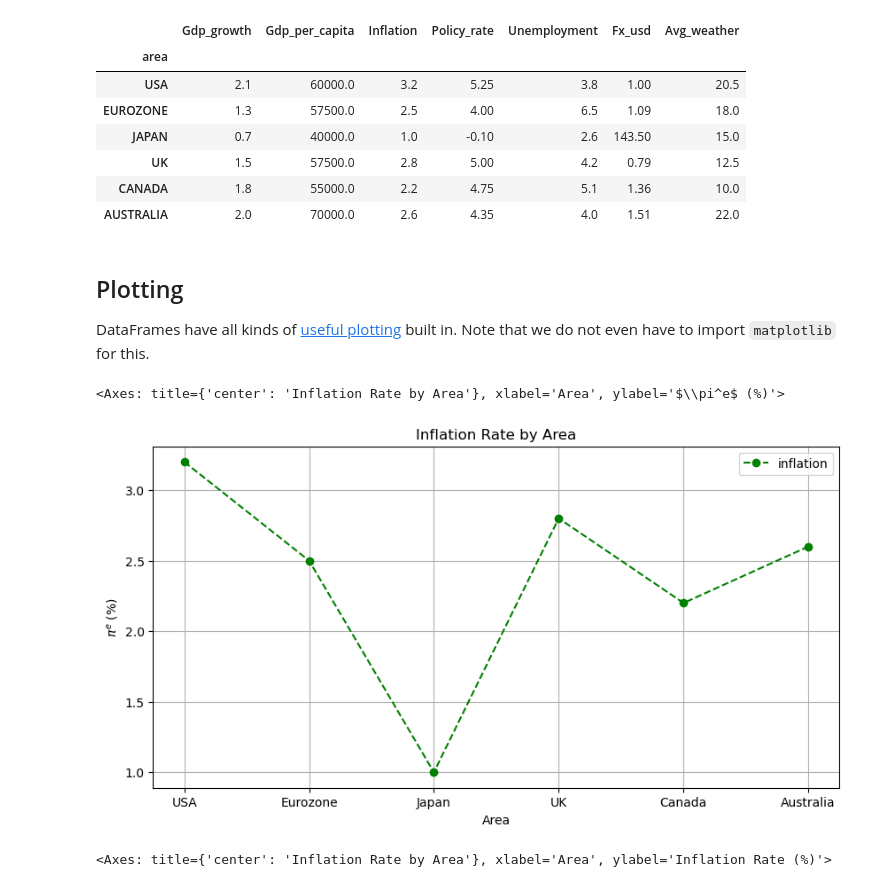
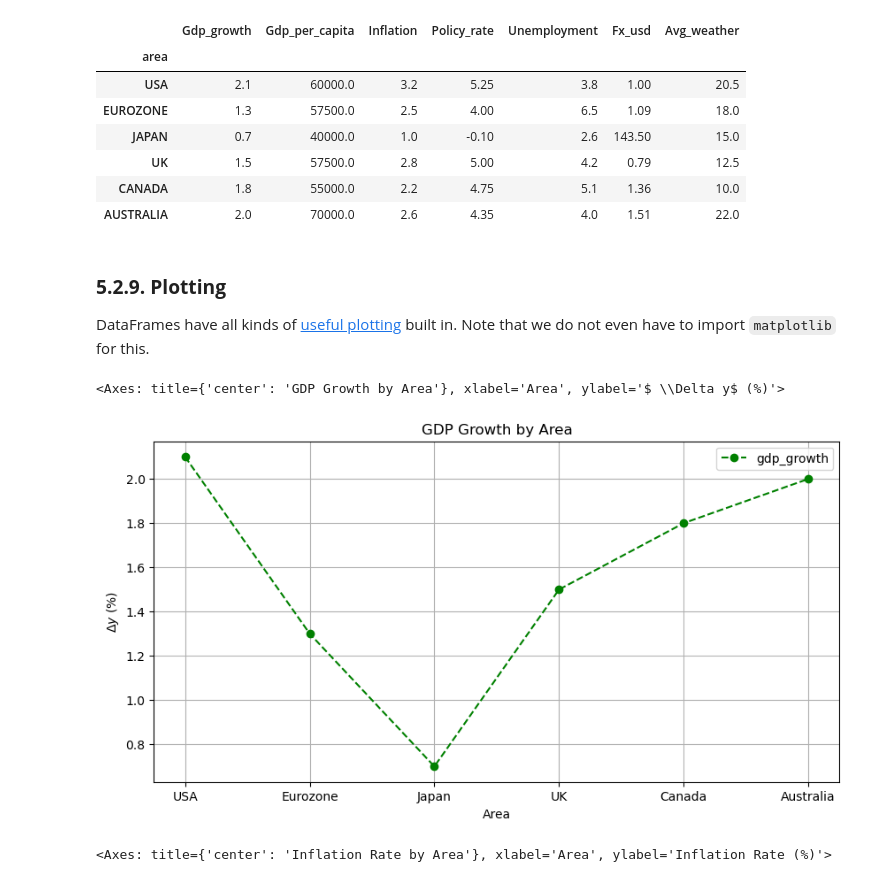
Before and after one commit to jesusvillota/Python_DSB_BdE, a Jupyter notebook: notebooks/session2.ipynb, the cells around one changed output. Drawn from its saved outputs; the diff is of its cells as text; code cells hidden in the pictures.

```diff
--- a/notebooks/session2.ipynb
+++ b/notebooks/session2.ipynb
@@ -1189,23 +1191,23 @@ df1
 | CANADA | 1.8 | 55000.0 | 2.2 | 4.75 | 5.1 | 1.36 | 10.0 |
 | AUSTRALIA | 2.0 | 70000.0 | 2.6 | 4.35 | 4.0 | 1.51 | 22.0 |
 # %% [markdown]
-## Plotting
+### **5.2.9. Plotting**
 
 DataFrames have all kinds of [useful plotting](https://pandas.pydata.org/pandas-docs/stable/visualization.html) built in. Note that we do not even have to import `matplotlib` for this.
 # %%
-df.inflation.plot(kind='line',
-                   title='Inflation Rate by Area',
-                   ylabel=r'$\pi^e$ (%)',
+df.gdp_growth.plot(kind='line',
+                   title='GDP Growth by Area',
+                   ylabel=r'$ \Delta y$ (%)',
                    xlabel='Area',
                    grid=True,
                    figsize=(10, 5),
                    legend=True,
                    color='green',
                    marker='o',
                    linestyle='--')
 # %% [output]
-<Axes: title={'center': 'Inflation Rate by Area'}, xlabel='Area', ylabel='$\\pi^e$ (%)'>
+<Axes: title={'center': 'GDP Growth by Area'}, xlabel='Area', ylabel='$ \\Delta y$ (%)'>
-[figure, old version]
+[figure, new version]
 # %%
 df.inflation.plot(kind='bar',
                   title='Inflation Rate by Area',
```
Also changed, not shown: parts of 22 cells of this notebook, 1 other file.
